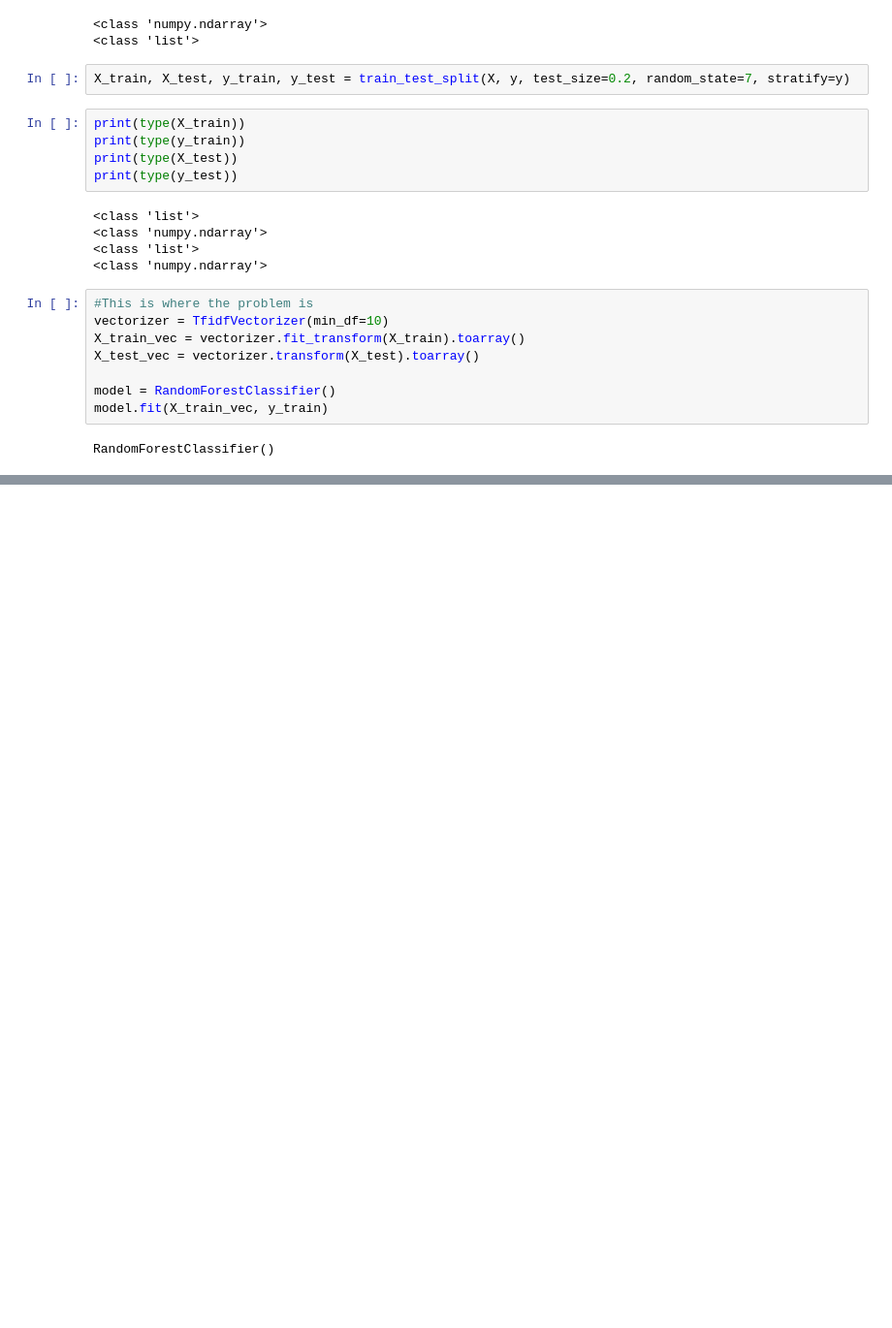
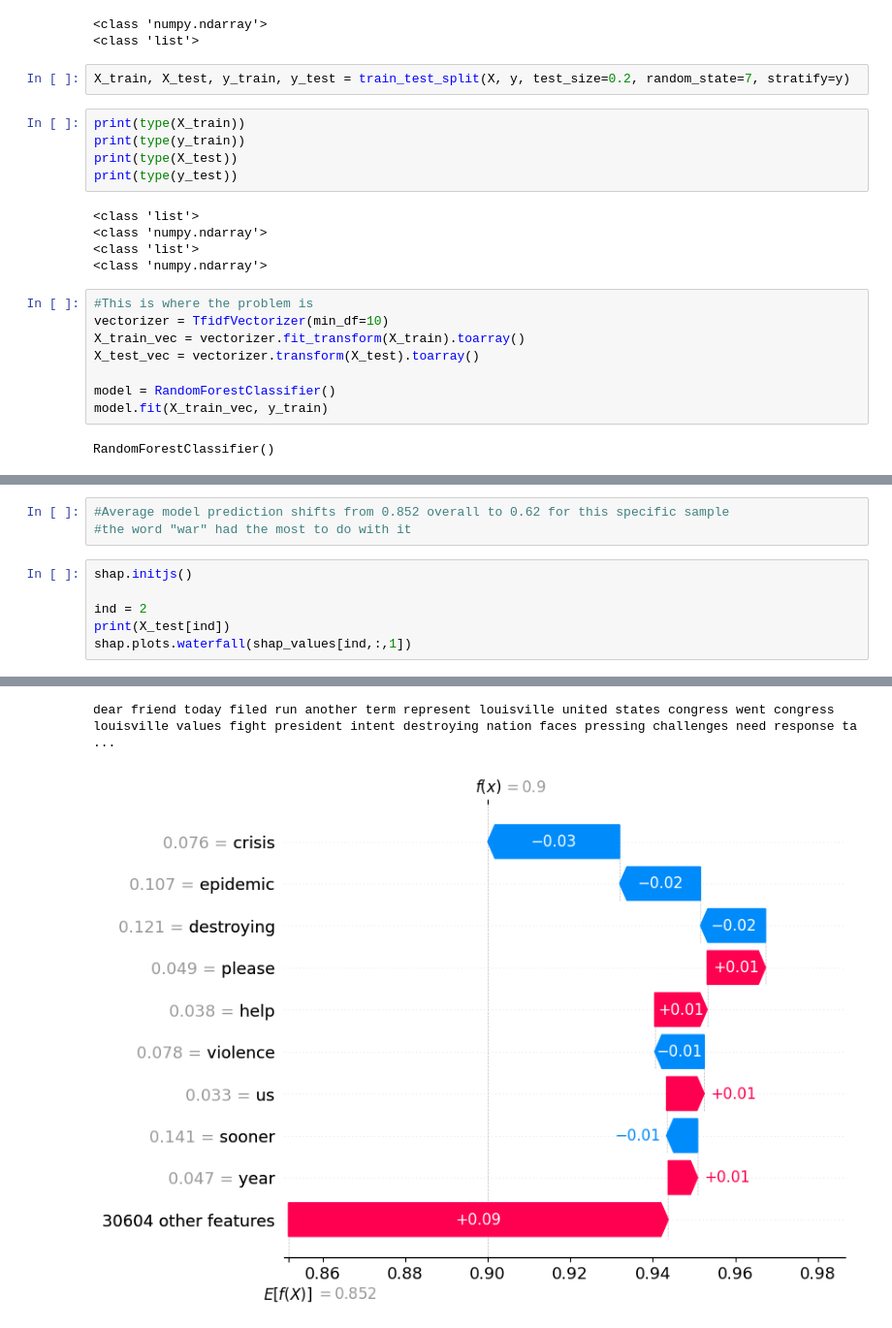
Before and after one commit to statzenthusiast921/political-emails-analysis, a Jupyter notebook: main/notebooks/Interpretable ML with Shapely 12.5.22.ipynb, the cells around one changed output, grey strips where cells are left out. Shown at 97% size. Saved outputs shown, nothing was run; the diff lists cells and outputs as text; blank space fills up the shorter version.

```diff
--- a/main/notebooks/Interpretable ML with Shapely 12.5.22.ipynb
+++ b/main/notebooks/Interpretable ML with Shapely 12.5.22.ipynb
@@ -115,0 +110,10 @@ anonymous companies buying single family homes american cities christopher robin
+# %%
+#Average model prediction shifts from 0.852 overall to 0.62 for this specific sample
+#the word "war" had the most to do with it
+# %%
+shap.initjs()
+
+ind = 2
+print(X_test[ind])
+shap.plots.waterfall(shap_values[ind,:,1])
+# %% [output]
@@ -115,0 +121,2 @@ anonymous companies buying single family homes american cities christopher robin
+dear friend today filed run another term represent louisville united states congress went congress louisville values fight president intent destroying nation faces pressing challenges need response ta ...
+[figure, added]
```
Also changed, not shown: parts of 15 cells of this notebook.
